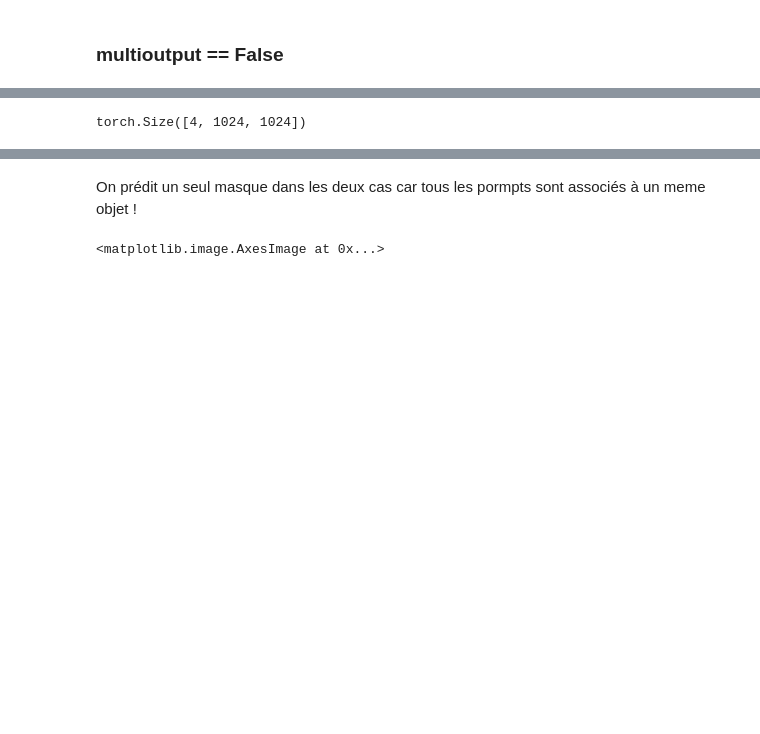
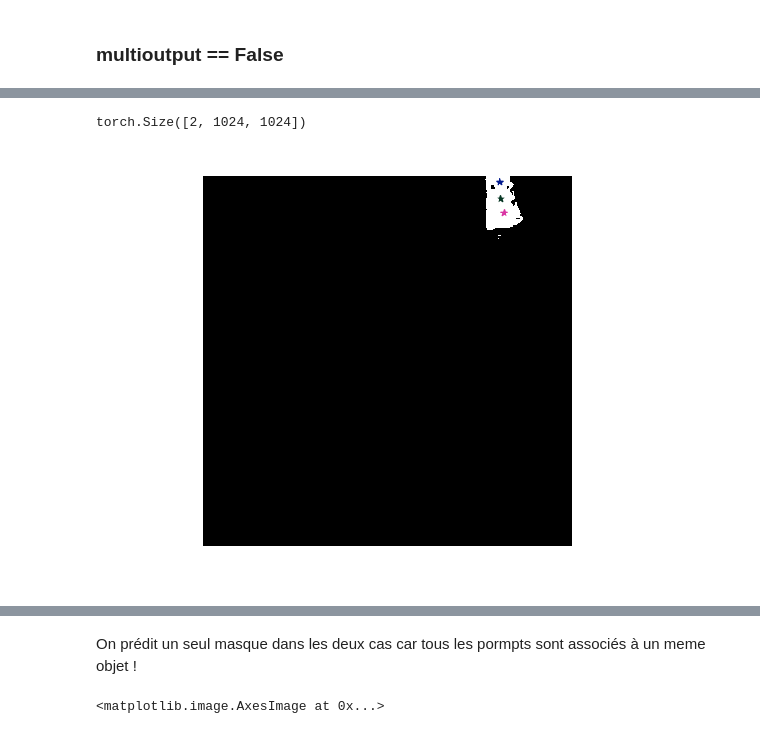
Before and after one commit to brustt/stylo_magique_intership_ign, a Jupyter notebook: notebooks/_debug/review_bisam.ipynb, the cells around one changed output, grey strips where cells are left out. Drawn from its saved outputs; the diff is of its cells as text; code cells hidden in the pictures; blank space fills up the shorter version.

```diff
--- a/notebooks/_debug/review_bisam.ipynb
+++ b/notebooks/_debug/review_bisam.ipynb
@@ -137,7 +133,11 @@ torch.Size([4, 1, 1, 1024, 1024])
 # %%
-preds = (preds > 0.).squeeze(1).squeeze(1)
+preds = (preds > 0.).squeeze(1)
 preds.shape
 # %% [output]
-torch.Size([4, 1024, 1024])
+torch.Size([2, 1024, 1024])
+# %%
+show_prompts_on_mask(preds, batch, 0)
+# %% [output]
+[figure, added]
 # %%
 idx = 0
```
Also changed, not shown: parts of 84 cells of this notebook, 10 other files.
